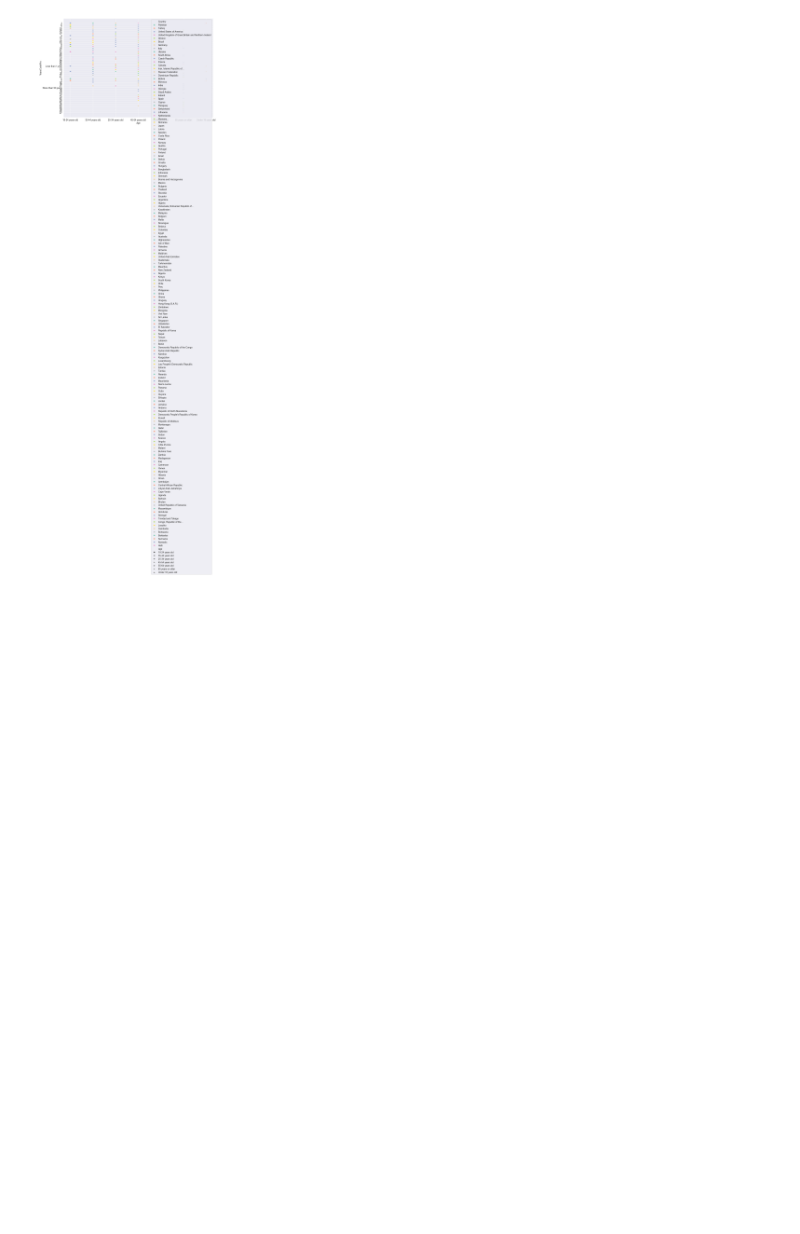
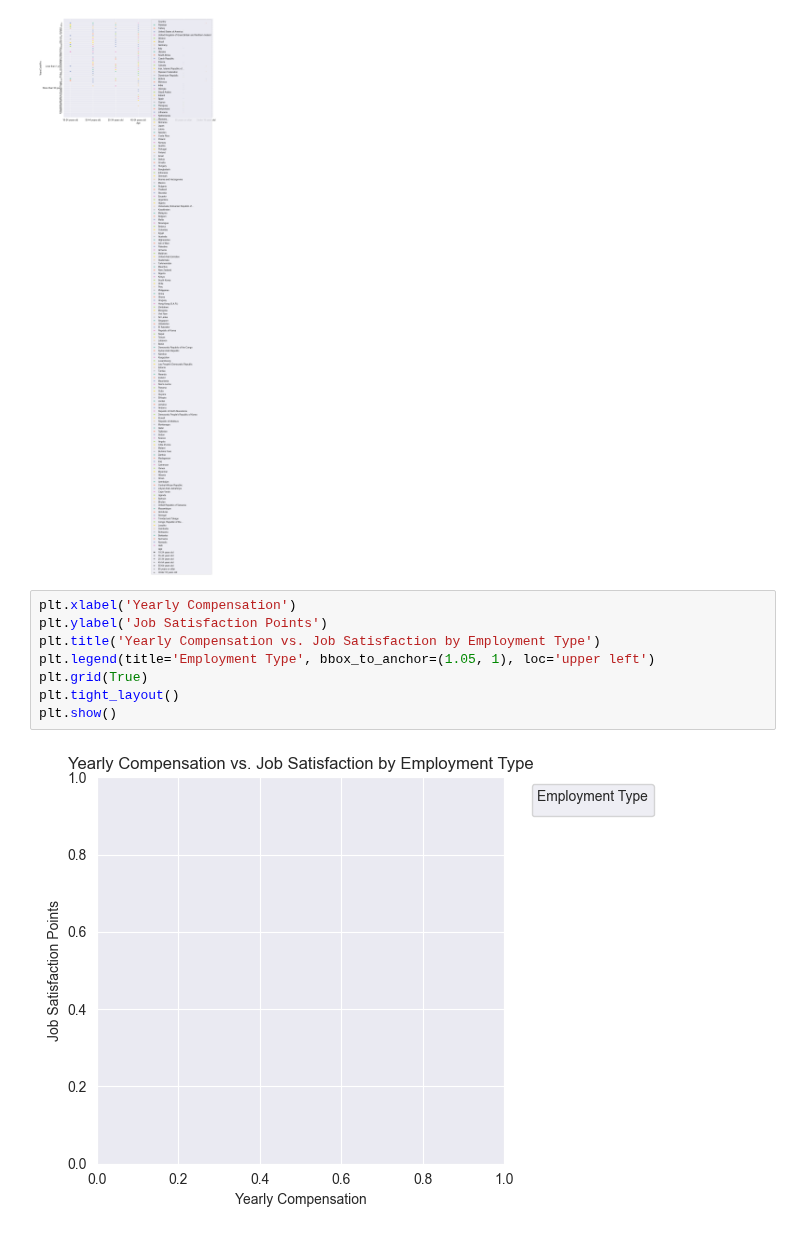
Before and after one commit to Hasan082/Data-Analysis, a Jupyter notebook: Capstone_project/Scatter_Plot_rdms.ipynb, the cells around one changed output. Drawn from its saved outputs; the diff is of its cells as text; blank space fills up the shorter version.

```diff
--- a/Capstone_project/Scatter_Plot_rdms.ipynb
+++ b/Capstone_project/Scatter_Plot_rdms.ipynb
@@ -271,3 +271,13 @@ sns.scatterplot(
 plt.show()
 # %% [output]
 [figure]
+# %%
+plt.xlabel('Yearly Compensation')
+plt.ylabel('Job Satisfaction Points')
+plt.title('Yearly Compensation vs. Job Satisfaction by Employment Type')
+plt.legend(title='Employment Type', bbox_to_anchor=(1.05, 1), loc='upper left')
+plt.grid(True)
+plt.tight_layout()
+plt.show()
+# %% [output]
+[figure, added]
```
